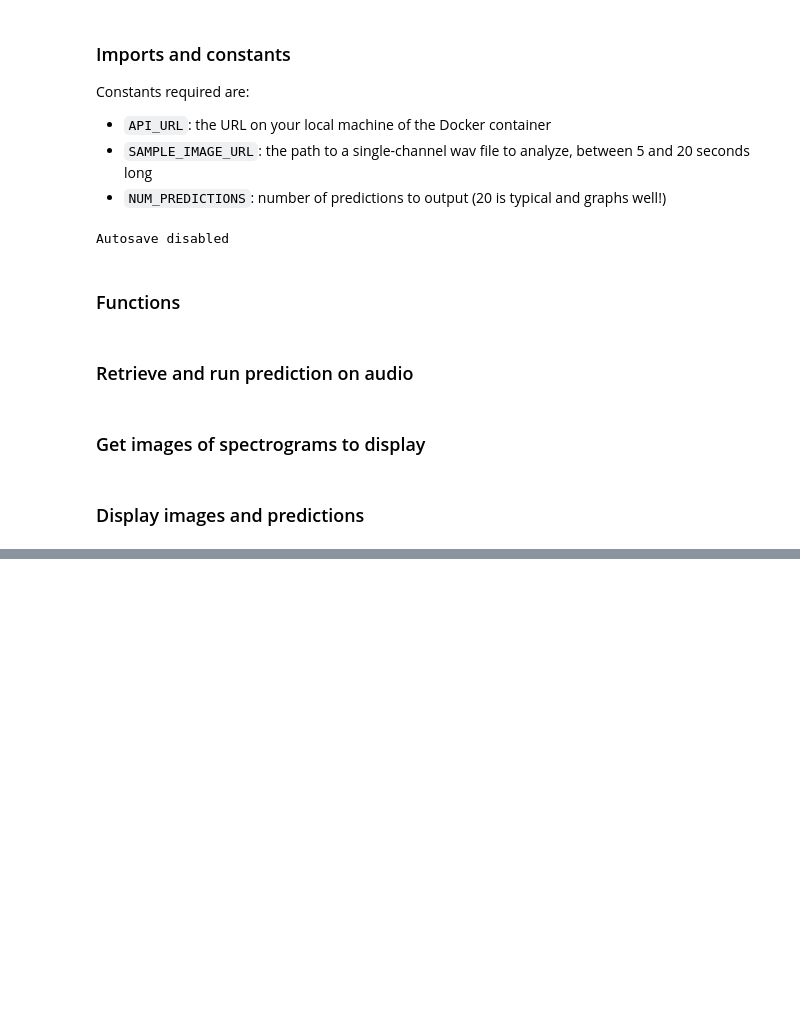
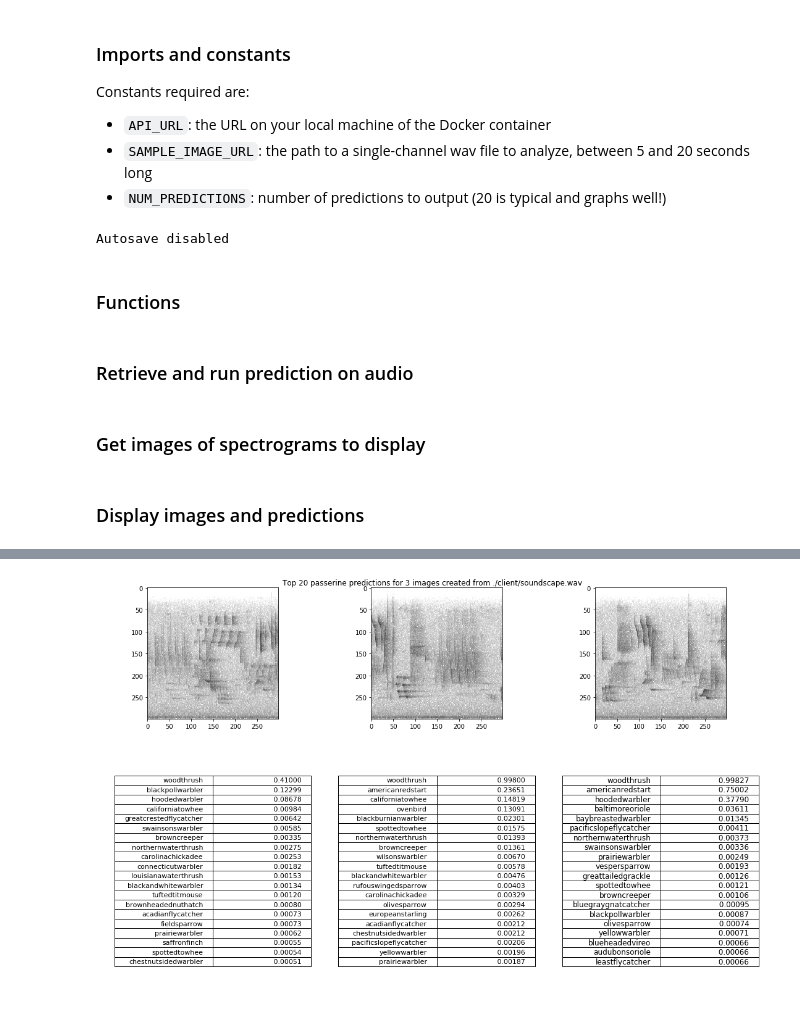
Before and after one commit to chiroptical/ai4e-example, a Jupyter notebook: Demo.ipynb, the cells around one changed output, grey strips where cells are left out. Drawn from its saved outputs; the diff is of its cells as text; code cells hidden in the pictures; blank space fills up the shorter version.

Commit message:
Run two models instead of one

```diff
--- a/Demo.ipynb
+++ b/Demo.ipynb
@@ -104,10 +104,10 @@ def get_spect(data):
             299 x 299 images, each representing up to 5s of audio,
 
             This output is a list of lists with the following contents:
-                len(images): `num_images` lists
-                len(images[0]): 299 lists
-                len(images[0][0]): 299 lists
-                len(images[0][0][0]): 3 floats from 0-255
+                images: `num_images` lists
+                images[0]: 299 lists
+                images[0][0]: 299 lists
+                images[0][0][0]: 3 floats from 0-255
                     image is grayscale, so the elements
                     within each innermost array are
                     the same, e.g. [141.0, 141.0, 141.0]
@@ -118,7 +118,7 @@ def get_spect(data):
 
         if request was not successful: returns None.
             This can happen if the audio was not in the correct
-            format (between 5-20 seconds, single-channel)
+            format (must be between 5-20 seconds, single-channel)
 
 
     '''
@@ -138,7 +138,9 @@ audio_bytes = get_audio()
 # Get predictions
 result_dict = predict(audio_bytes)
 
-if 'error' in result_dict.keys():
+if not result_dict:
+    print('API Error. See API output for more information.')
+elif 'error' in result_dict.keys():
     print(result_dict['error'])
 else:
     predictions = result_dict['predictions']
@@ -159,4 +161,6 @@ import numpy as np
 from PIL import Image
 import matplotlib.pyplot as plt
 import matplotlib.gridspec as gridspec
+# %%
+nonpasserines, passerines = predictions.keys()
 # %%
@@ -216,0 +222,4 @@ plt.show()
+# %%
+make_plot(model = passerines, name = 'passerine')
+# %% [output]
+[figure, added]
```
Also changed, not shown: parts of 2 cells of this notebook, 2 other files.
